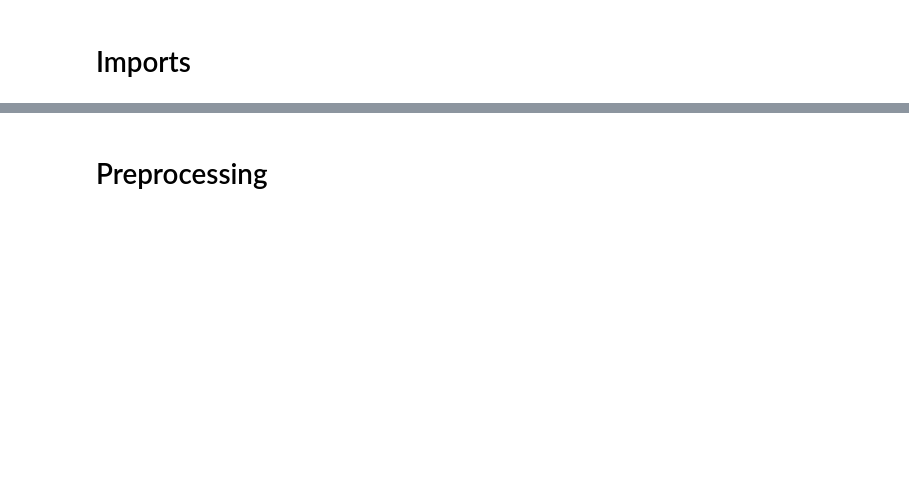
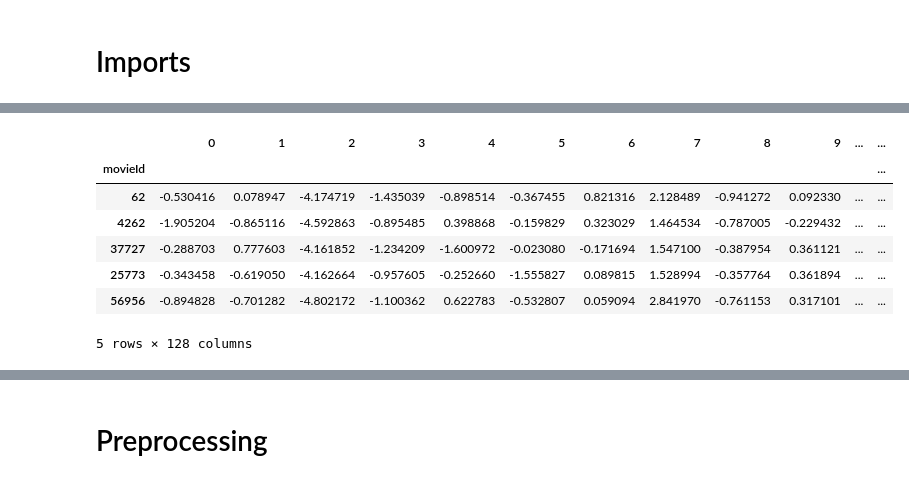
Before and after one commit to AeroPhilipp/movie_recommendation, a Jupyter notebook: notebooks/Movielens_NN_BERT_philipp.ipynb, the cells around one changed output, grey strips where cells are left out. Saved outputs shown, nothing was run; the diff lists cells and outputs as text; code cells hidden in the pictures; blank space fills up the shorter version.

```diff
--- a/notebooks/Movielens_NN_BERT_philipp.ipynb
+++ b/notebooks/Movielens_NN_BERT_philipp.ipynb
@@ -27,0 +35,4 @@ movies_df = pd.read_pickle('/content/gdrive/MyDrive/raw_data/title_plot_movieId.
+# %%
+# on local
+movies_df = pd.read_pickle('../raw_data/title_plot_movieId.pkl')
+movies_df.head()
@@ -32,6 +71,20 @@ prompt_embeddings = np.load('/content/gdrive/MyDrive/raw_data/processed_data_sha
 # %%
-movie_embeddings = np.load('/content/gdrive/MyDrive/raw_data/processed_data_shared/embeddings_plot.npy')
+#on colab
+#movie_embeddings = np.load('/content/gdrive/MyDrive/raw_data/processed_data_shared/embeddings_plot.npy')
+# on local
+movie_embeddings = np.load('../processed_data/embeddings_plot.npy')
+#movie_embeddings
 # %%
 movies_embed = pd.DataFrame(movie_embeddings, index= movies_df['movieId'])
+movies_embed.head()
+# %% [output]
+|  | 0 | 1 | 2 | 3 | 4 | 5 | 6 | 7 | 8 | 9 | ... | ... |
+| movieId |  |  |  |  |  |  |  |  |  |  |  | ... |
+| 62 | -0.530416 | 0.078947 | -4.174719 | -1.435039 | -0.898514 | -0.367455 | 0.821316 | 2.128489 | -0.941272 | 0.092330 | ... | ... |
+| 4262 | -1.905204 | -0.865116 | -4.592863 | -0.895485 | 0.398868 | -0.159829 | 0.323029 | 1.464534 | -0.787005 | -0.229432 | ... | ... |
+| 37727 | -0.288703 | 0.777603 | -4.161852 | -1.234209 | -1.600972 | -0.023080 | -0.171694 | 1.547100 | -0.387954 | 0.361121 | ... | ... |
+| 25773 | -0.343458 | -0.619050 | -4.162664 | -0.957605 | -0.252660 | -1.555827 | 0.089815 | 1.528994 | -0.357764 | 0.361894 | ... | ... |
+| 56956 | -0.894828 | -0.701282 | -4.802172 | -1.100362 | 0.622783 | -0.532807 | 0.059094 | 2.841970 | -0.761153 | 0.317101 | ... | ... |
+5 rows × 128 columns
 # %%
 prompts_embed = pd.DataFrame(prompt_embeddings, index= movies_df['movieId'])
```
Also changed, not shown: parts of 20 cells of this notebook, 5 other files.
